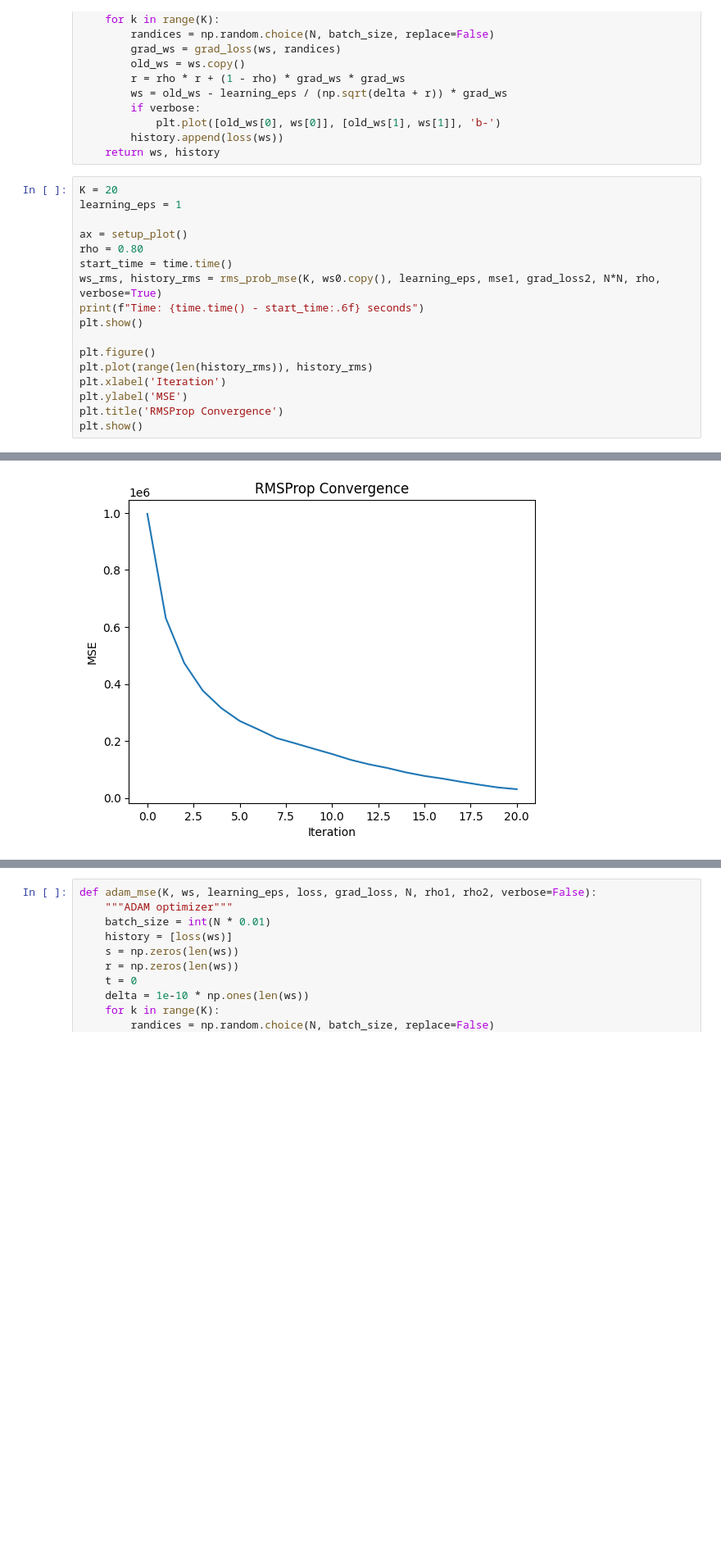
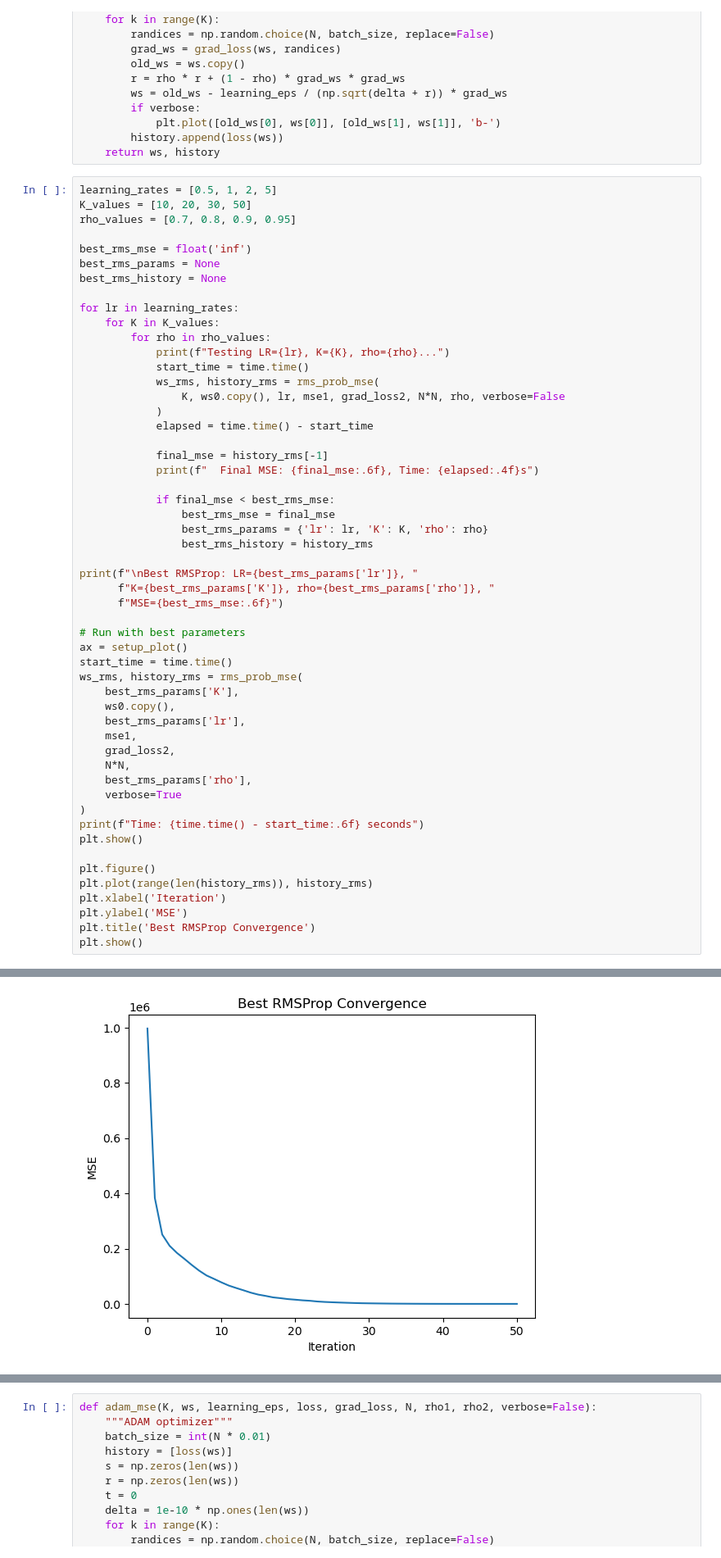
Before and after one commit to kallefrisk/Schoolwork, a Jupyter notebook: Python/DeepLearning/Stochastic_gradient_based_optimization.ipynb, the cells around one changed output, grey strips where cells are left out. Shown at 82% size. Cells and saved outputs as stored; diff of their text form; blank space fills up the shorter version.

```diff
--- a/Python/DeepLearning/Stochastic_gradient_based_optimization.ipynb
+++ b/Python/DeepLearning/Stochastic_gradient_based_optimization.ipynb
@@ -422,13 +658,49 @@ def rms_prob_mse(K, ws, learning_eps, loss, grad_loss, N, rho, verbose=False):
         history.append(loss(ws))
     return ws, history
 # %%
-K = 20
-learning_eps = 1
+learning_rates = [0.5, 1, 2, 5]
+K_values = [10, 20, 30, 50]
+rho_values = [0.7, 0.8, 0.9, 0.95]
 
+best_rms_mse = float('inf')
+best_rms_params = None
+best_rms_history = None
+
+for lr in learning_rates:
+    for K in K_values:
+        for rho in rho_values:
+            print(f"Testing LR={lr}, K={K}, rho={rho}...")
+            start_time = time.time()
+            ws_rms, history_rms = rms_prob_mse(
+                K, ws0.copy(), lr, mse1, grad_loss2, N*N, rho, verbose=False
+            )
+            elapsed = time.time() - start_time
+
+            final_mse = history_rms[-1]
+            print(f"  Final MSE: {final_mse:.6f}, Time: {elapsed:.4f}s")
+
+            if final_mse < best_rms_mse:
+                best_rms_mse = final_mse
+                best_rms_params = {'lr': lr, 'K': K, 'rho': rho}
+                best_rms_history = history_rms
+
+print(f"\nBest RMSProp: LR={best_rms_params['lr']}, "
+      f"K={best_rms_params['K']}, rho={best_rms_params['rho']}, "
+      f"MSE={best_rms_mse:.6f}")
+
+# Run with best parameters
 ax = setup_plot()
-rho = 0.80
 start_time = time.time()
-ws_rms, history_rms = rms_prob_mse(K, ws0.copy(), learning_eps, mse1, grad_loss2, N*N, rho, verbose=True)
+ws_rms, history_rms = rms_prob_mse(
+    best_rms_params['K'],
+    ws0.copy(),
+    best_rms_params['lr'],
+    mse1,
+    grad_loss2,
+    N*N,
+    best_rms_params['rho'],
+    verbose=True
+)
 print(f"Time: {time.time() - start_time:.6f} seconds")
 plt.show()
 
@@ -436,6 +708,6 @@ plt.figure()
 plt.plot(range(len(history_rms)), history_rms)
 plt.xlabel('Iteration')
 plt.ylabel('MSE')
-plt.title('RMSProp Convergence')
+plt.title('Best RMSProp Convergence')
 plt.show()
 # %% [output]
@@ -444,4 +732,4 @@ Time: 0.109092 seconds
-[figure, old version]
+[figure, new version]
 # %% [markdown]
 ## SGD with accumulated squared gradient: ADAM
 
```
Also changed, not shown: parts of 20 cells of this notebook.
